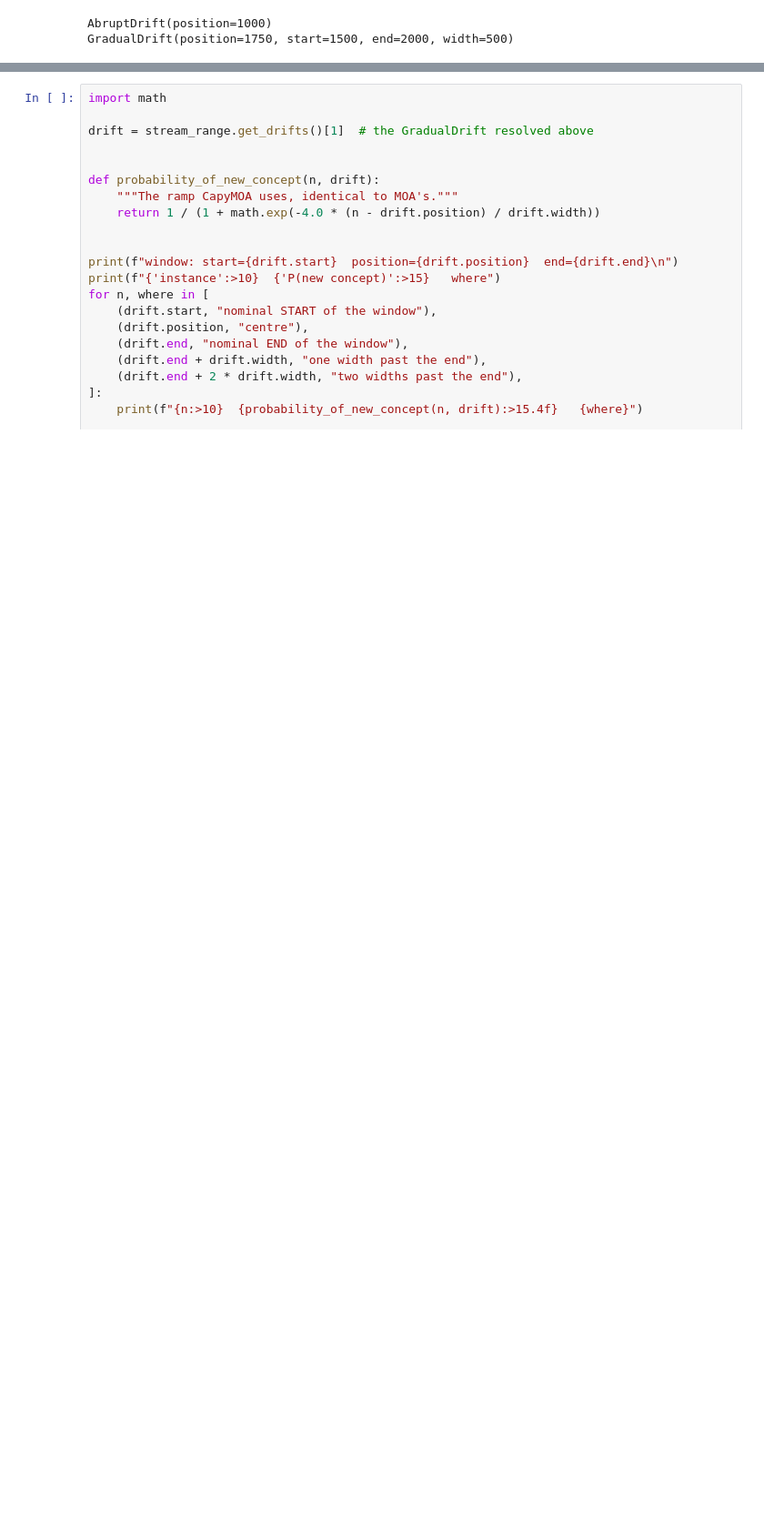
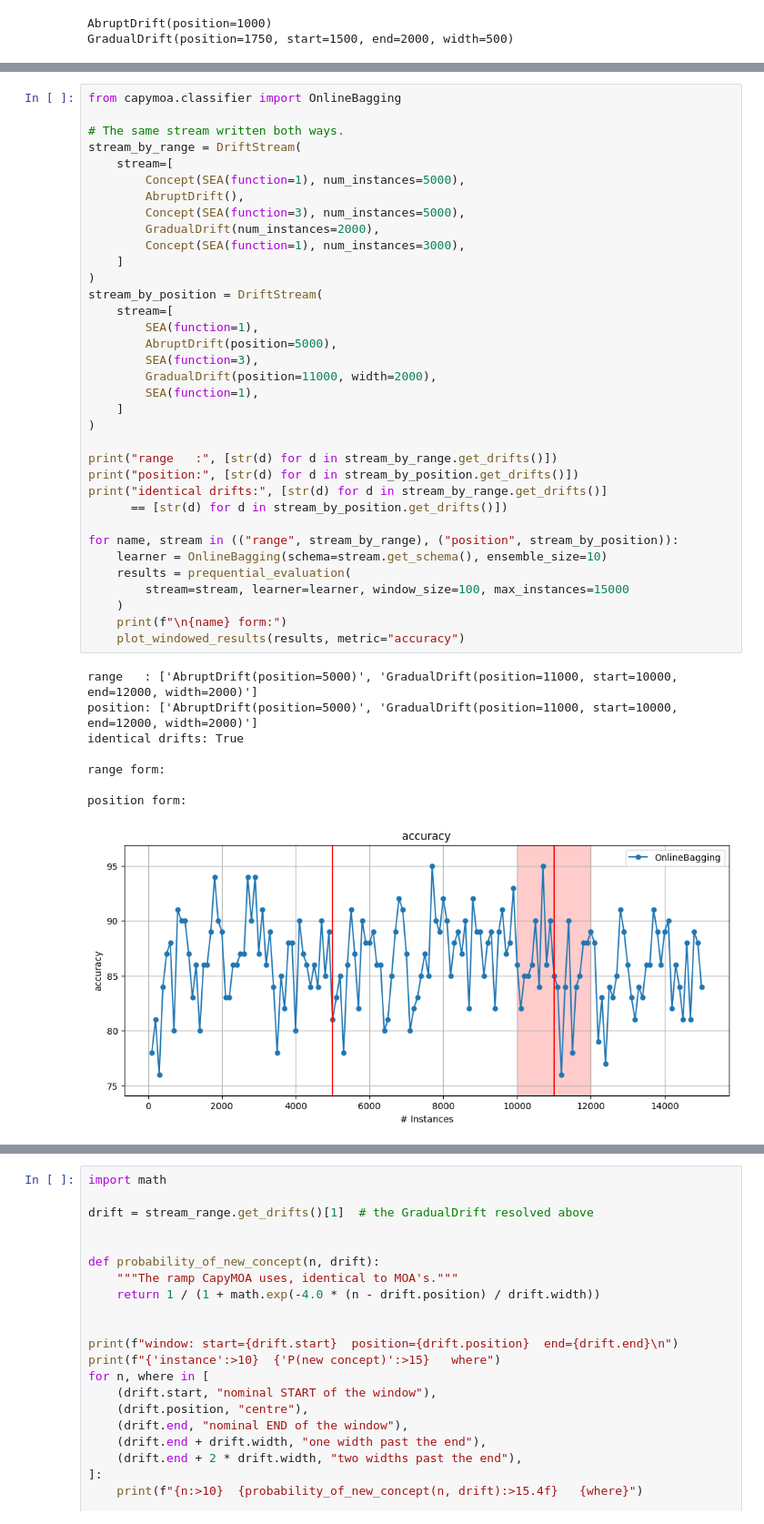
Before and after one commit to adaptive-machine-learning/CapyMOA, a Jupyter notebook: notebooks/04_drift_streams.ipynb, the cells around one changed output, grey strips where cells are left out. Shown at 91% size. Saved outputs shown, nothing was run; the diff lists cells and outputs as text; blank space fills up the shorter version.

```diff
--- a/notebooks/04_drift_streams.ipynb
+++ b/notebooks/04_drift_streams.ipynb
@@ -232,0 +158,44 @@ GradualDrift(position=1750, start=1500, end=2000, width=500)
+# %%
+from capymoa.classifier import OnlineBagging
+
+# The same stream written both ways.
+stream_by_range = DriftStream(
+    stream=[
+        Concept(SEA(function=1), num_instances=5000),
+        AbruptDrift(),
+        Concept(SEA(function=3), num_instances=5000),
+        GradualDrift(num_instances=2000),
+        Concept(SEA(function=1), num_instances=3000),
+    ]
+)
+stream_by_position = DriftStream(
+    stream=[
+        SEA(function=1),
+        AbruptDrift(position=5000),
+        SEA(function=3),
+        GradualDrift(position=11000, width=2000),
+        SEA(function=1),
+    ]
+)
+
+print("range   :", [str(d) for d in stream_by_range.get_drifts()])
+print("position:", [str(d) for d in stream_by_position.get_drifts()])
+print("identical drifts:", [str(d) for d in stream_by_range.get_drifts()]
+      == [str(d) for d in stream_by_position.get_drifts()])
+
+for name, stream in (("range", stream_by_range), ("position", stream_by_position)):
+    learner = OnlineBagging(schema=stream.get_schema(), ensemble_size=10)
+    results = prequential_evaluation(
+        stream=stream, learner=learner, window_size=100, max_instances=15000
+    )
+    print(f"\n{name} form:")
+    plot_windowed_results(results, metric="accuracy")
+# %% [output]
+range   : ['AbruptDrift(position=5000)', 'GradualDrift(position=11000, start=10000, end=12000, width=2000)']
+position: ['AbruptDrift(position=5000)', 'GradualDrift(position=11000, start=10000, end=12000, width=2000)']
+identical drifts: True
+
+range form:
+
+position form:
+[figure, added]
```
Also changed, not shown: parts of 19 cells of this notebook, 1 other file.
